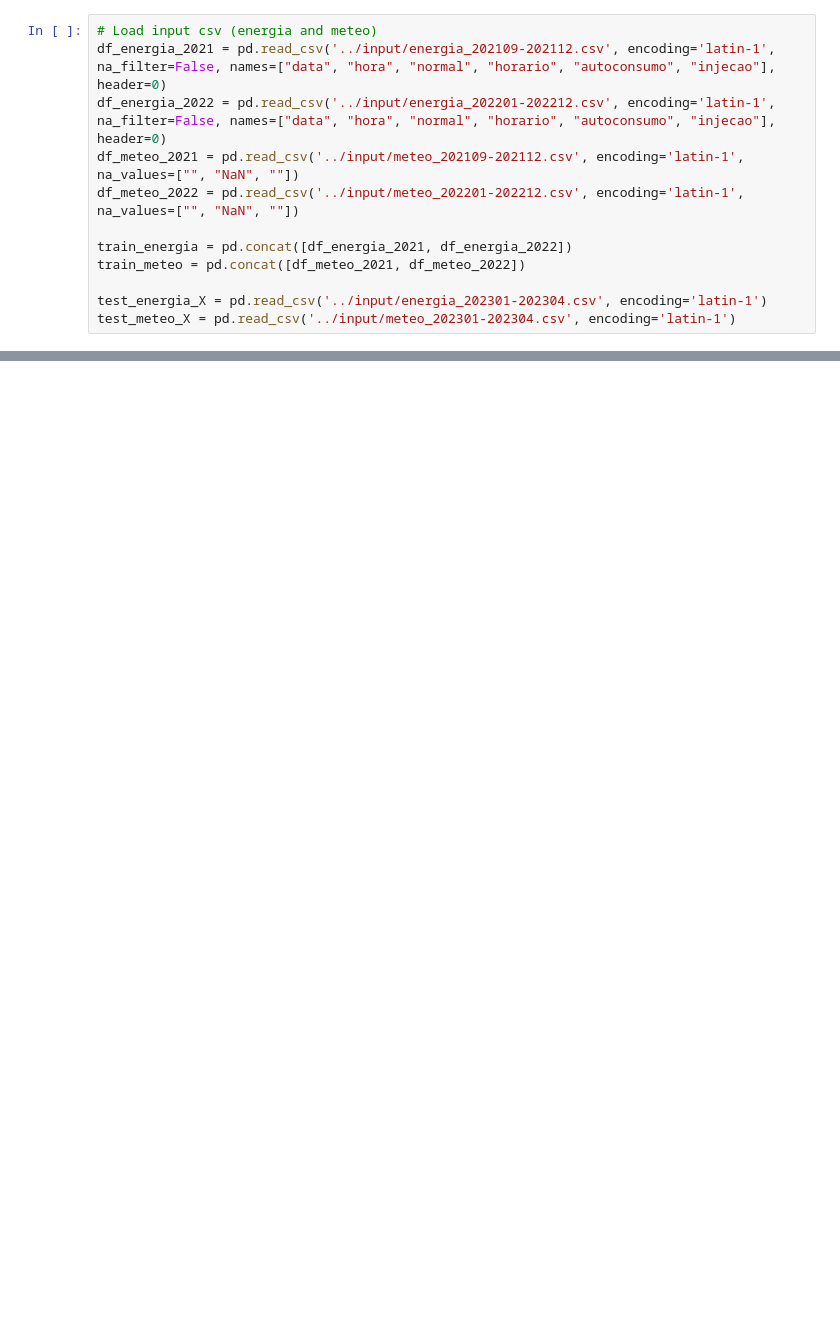
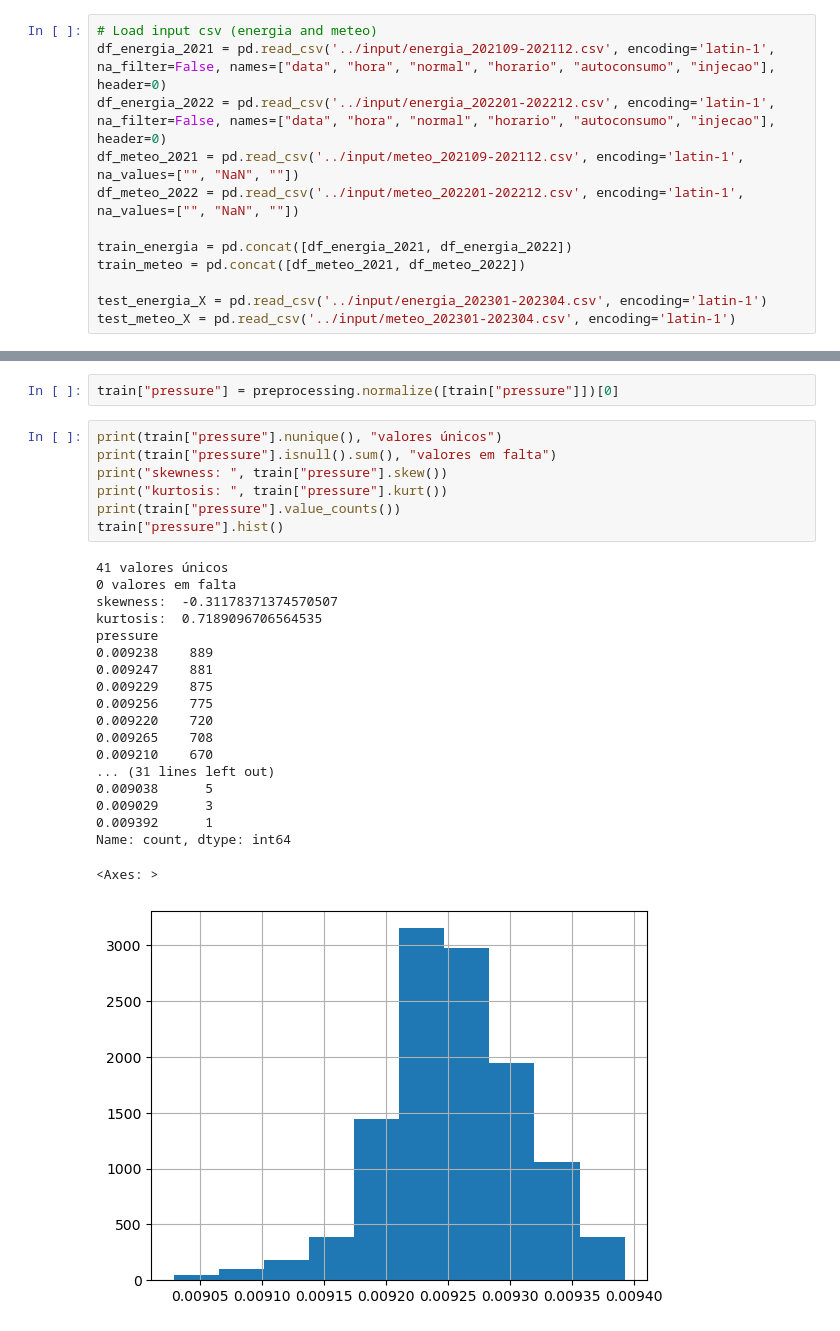
Before and after one commit to pedrops164/daa2324, a Jupyter notebook: competicao/src/analysis_Joao.ipynb, the cells around one changed output, grey strips where cells are left out. Cells and saved outputs as stored; diff of their text form; blank space fills up the shorter version.

```diff
--- a/competicao/src/analysis_Joao.ipynb
+++ b/competicao/src/analysis_Joao.ipynb
@@ -113,0 +162,29 @@ train_meteo.head()
+# %%
+train["pressure"] = preprocessing.normalize([train["pressure"]])[0]
+# %%
+print(train["pressure"].nunique(), "valores únicos")
+print(train["pressure"].isnull().sum(), "valores em falta")
+print("skewness: ", train["pressure"].skew())
+print("kurtosis: ", train["pressure"].kurt())
+print(train["pressure"].value_counts())
+train["pressure"].hist()
+# %% [output]
+41 valores únicos
+0 valores em falta
+skewness:  -0.31178371374570507
+kurtosis:  0.7189096706564535
+pressure
+0.009238    889
+0.009247    881
+0.009229    875
+0.009256    775
+0.009220    720
+0.009265    708
+0.009210    670
+... (31 lines left out)
+0.009038      5
+0.009029      3
+0.009392      1
+Name: count, dtype: int64
+<Axes: >
+[figure, added]
```
Also changed, not shown: parts of 21 cells of this notebook, 1 other file.
